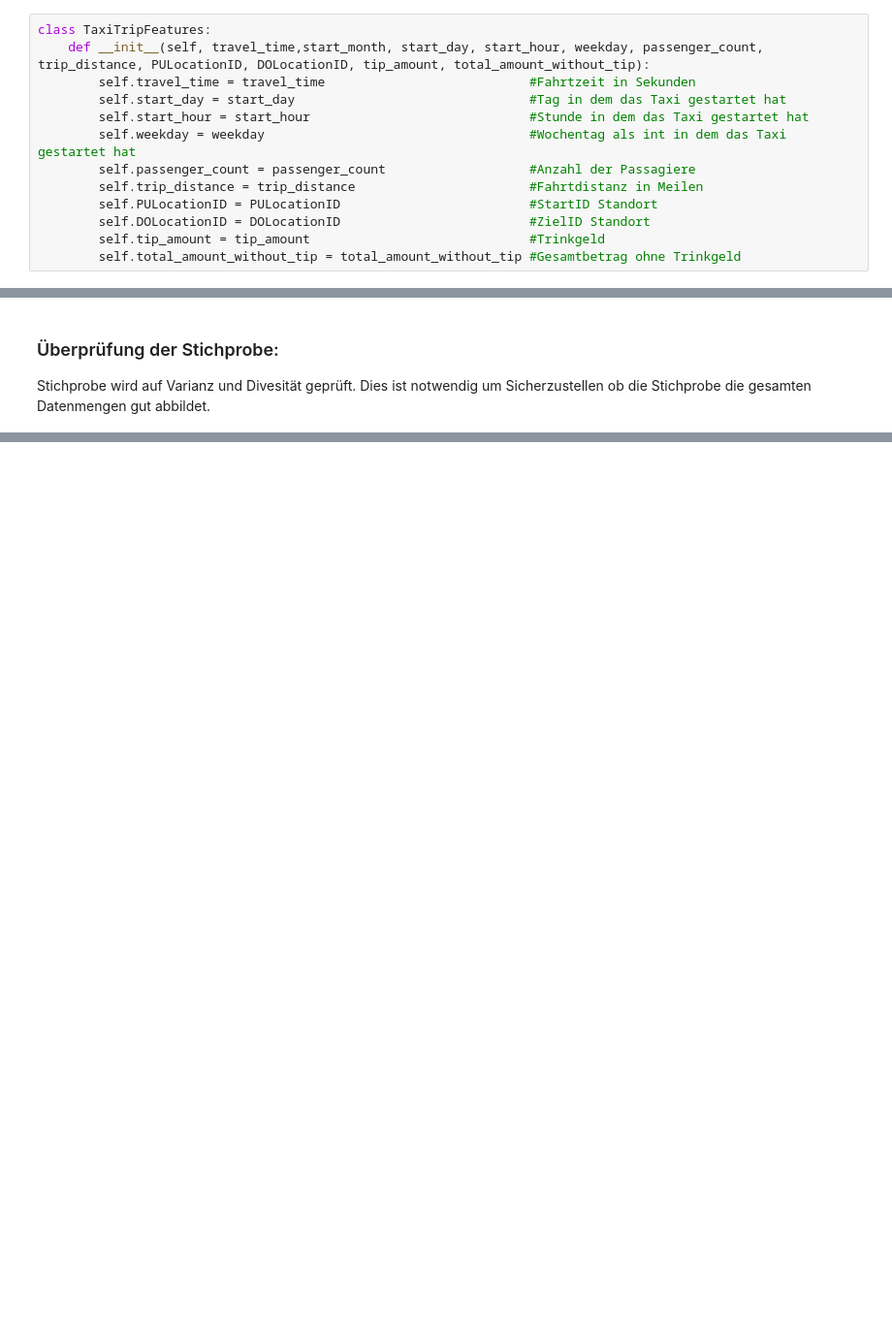
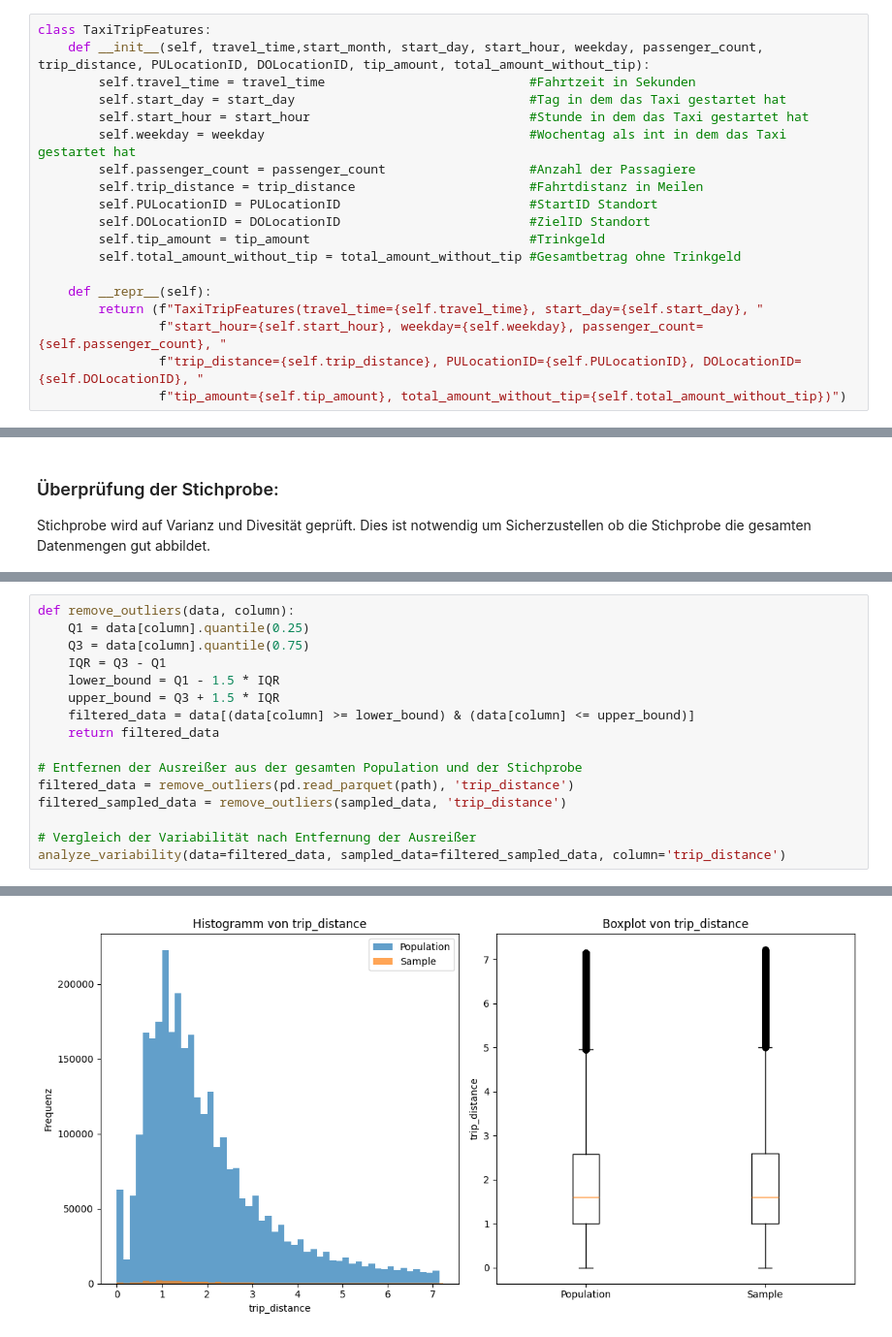
Before and after one commit to WillMarc/Studienarbeit-Predictive-Analytics, a Jupyter notebook: Main.ipynb, the cells around one changed output, grey strips where cells are left out. Shown at 97% size. Drawn from its saved outputs; the diff is of its cells as text; blank space fills up the shorter version.

```diff
--- a/Main.ipynb
+++ b/Main.ipynb
@@ -95,3 +141,9 @@ class TaxiTripFeatures:
         self.DOLocationID = DOLocationID                         #ZielID Standort
         self.tip_amount = tip_amount                             #Trinkgeld
         self.total_amount_without_tip = total_amount_without_tip #Gesamtbetrag ohne Trinkgeld
+
+    def __repr__(self):
+        return (f"TaxiTripFeatures(travel_time={self.travel_time}, start_day={self.start_day}, "
+                f"start_hour={self.start_hour}, weekday={self.weekday}, passenger_count={self.passenger_count}, "
+                f"trip_distance={self.trip_distance}, PULocationID={self.PULocationID}, DOLocationID={self.DOLocationID}, "
+                f"tip_amount={self.tip_amount}, total_amount_without_tip={self.total_amount_without_tip})")
@@ -106,0 +461,17 @@ print(all_features[1])
+# %%
+def remove_outliers(data, column):
+    Q1 = data[column].quantile(0.25)
+    Q3 = data[column].quantile(0.75)
+    IQR = Q3 - Q1
+    lower_bound = Q1 - 1.5 * IQR
+    upper_bound = Q3 + 1.5 * IQR
+    filtered_data = data[(data[column] >= lower_bound) & (data[column] <= upper_bound)]
+    return filtered_data
+
+# Entfernen der Ausreißer aus der gesamten Population und der Stichprobe
+filtered_data = remove_outliers(pd.read_parquet(path), 'trip_distance')
+filtered_sampled_data = remove_outliers(sampled_data, 'trip_distance')
+
+# Vergleich der Variabilität nach Entfernung der Ausreißer
+analyze_variability(data=filtered_data, sampled_data=filtered_sampled_data, column='trip_distance')
+# %% [output]
@@ -106,0 +482 @@ print(all_features[1])
+[figure, added]
```
Also changed, not shown: parts of 20 cells of this notebook.
